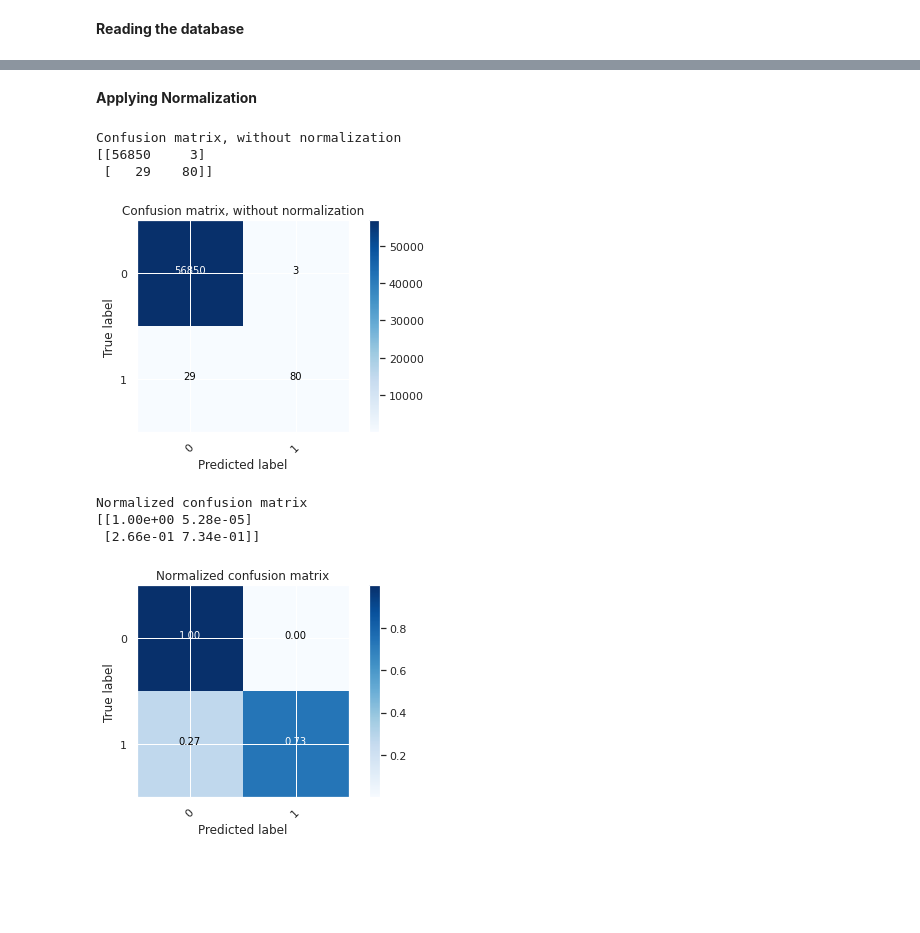
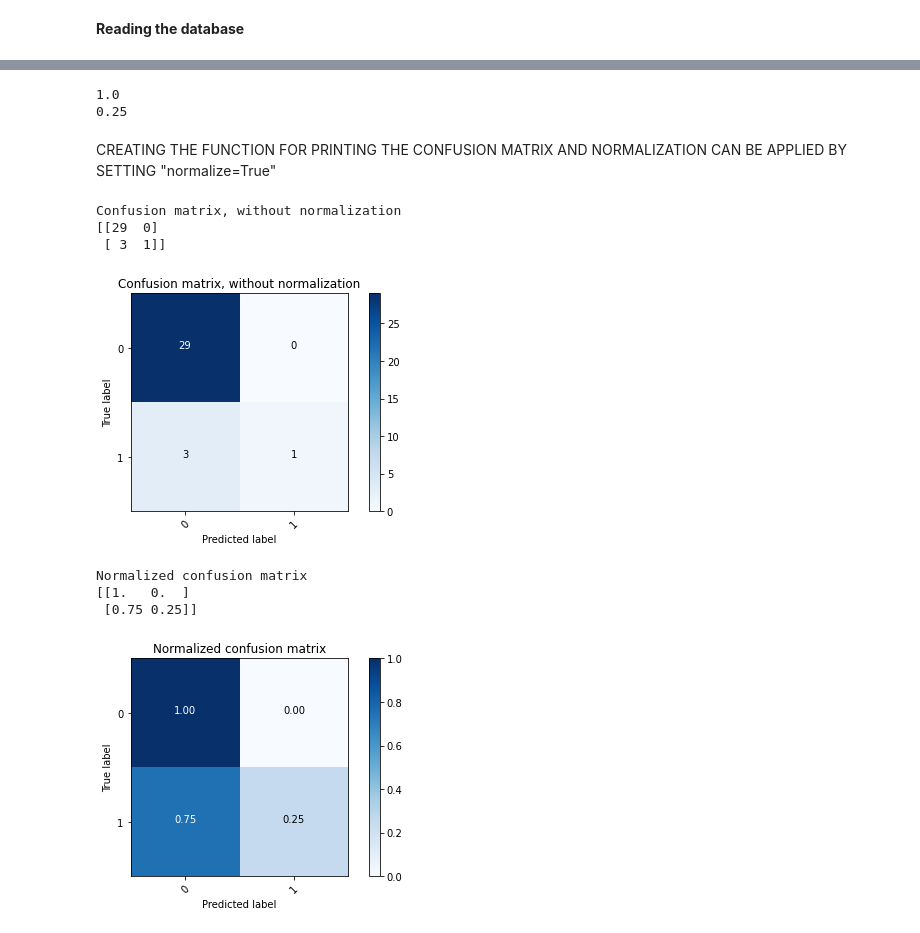
Before and after one commit to LakshaySharma-2003/PROJECTS, a Jupyter notebook: Credit_Card_Fraud_detection.ipynb, the cells around one changed output, grey strips where cells are left out. Drawn from its saved outputs; the diff is of its cells as text; code cells hidden in the pictures; blank space fills up the shorter version.

```diff
--- a/Credit_Card_Fraud_detection.ipynb
+++ b/Credit_Card_Fraud_detection.ipynb
@@ -35,6 +16,6 @@ sns.set(color_codes = True)
 # %% [markdown]
 **Reading the database**
 # %%
-df = pd.read_csv("/content/drive/MyDrive/creditcard.csv")
-df.head()
+df = pd.read_csv("/content/drive/MyDrive/credit_card_fraud_Dataset.csv")
+df.head().style.background_gradient(cmap='Blues')
 # %% [output]
@@ -68,0 +95,3 @@ Test y:(56962,)
+# %%
+for i in df.columns[3:]:
+  print(df[i].value_counts())
@@ -68,0 +114,3 @@ Test y:(56962,)
+# %%
+y=df["fraud"]
+x=df.drop("fraud",axis=1)
@@ -68,0 +121,7 @@ Test y:(56962,)
+# %%
+from sklearn.model_selection import train_test_split
+x_train,x_test,y_train,y_test=train_test_split(x,y,test_size=0.33,random_state=0)
+from sklearn.linear_model import LogisticRegression
+regressor=LogisticRegression()
+regressor.fit(x_train,y_train)
+y_pred=regressor.predict(x_test)
@@ -97 +185,9 @@ array([[56850,     3],
+# %%
+print(precision_score(y_test,y_predicted))
+print(recall_score(y_test,y_predicted))
+# %% [output]
+1.0
+0.25
+# %% [markdown]
+CREATING THE FUNCTION FOR PRINTING THE CONFUSION MATRIX AND NORMALIZATION CAN BE APPLIED BY SETTING "normalize=True"
 # %%
@@ -126,26 +224,24 @@ def plot_confusion_matrix(cm, classes,
     plt.ylabel('True label')
     plt.xlabel('Predicted label')
     plt.tight_layout()
-# %% [markdown]
-**Applying Normalization**
 # %%
 plt.figure()
-plot_confusion_matrix(cnf_matrix, classes= [0,1],
+plot_confusion_matrix(confusion_matrix(y_test, y_predicted), classes= [0,1],
                       title='Confusion matrix, without normalization')
 plt.show()
 print(" ")
 # With normalization
 plt.figure()
-plot_confusion_matrix(cnf_matrix, classes= [0,1], normalize=True,
+plot_confusion_matrix(confusion_matrix(y_test, y_predicted), classes= [0,1], normalize=True,
                       title='Normalized confusion matrix')
 
 plt.show()
 # %% [output]
 Confusion matrix, without normalization
-[[56850     3]
- [   29    80]]
+[[29  0]
+ [ 3  1]]
-[figure, old version]
+[figure, new version]
 Normalized confusion matrix
-[[1.00e+00 5.28e-05]
- [2.66e-01 7.34e-01]]
+[[1.   0.  ]
+ [0.75 0.25]]
-[figure, old version]
+[figure, new version]
```
Also changed, not shown: parts of 33 cells of this notebook.
